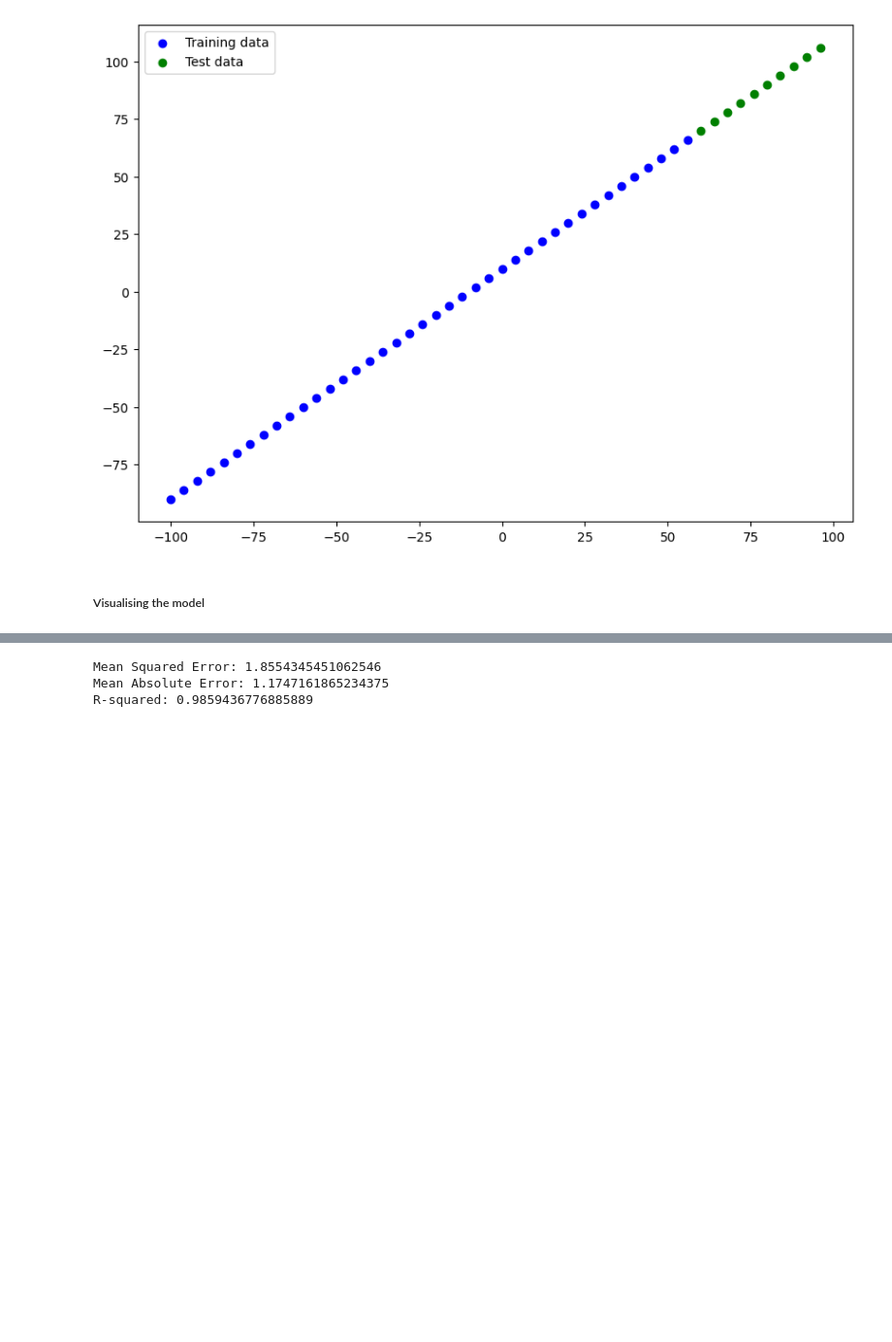
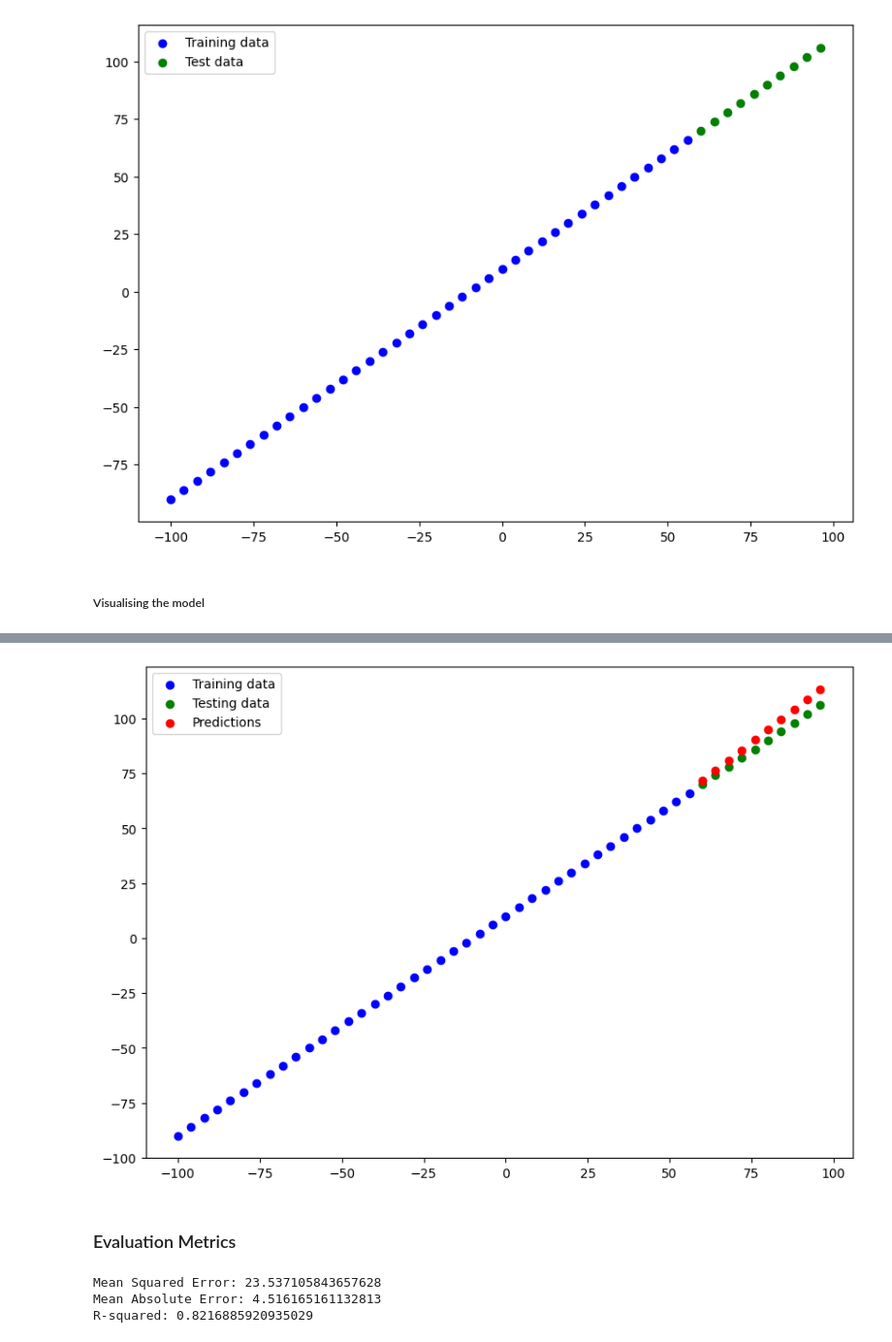
Before and after one commit to MerleSt/Learning_Deep_Learning, a Jupyter notebook: Notebooks/01_neural_network_regression_with_tensorflow.ipynb, the cells around one changed output, grey strips where cells are left out. Shown: that part at 97% size. Drawn from its saved outputs; the diff is of its cells as text; code cells hidden in the pictures; blank space fills up the shorter version.

```diff
--- a/Notebooks/01_neural_network_regression_with_tensorflow.ipynb
+++ b/Notebooks/01_neural_network_regression_with_tensorflow.ipynb
@@ -178,4 +187,4 @@ plot_model(model=model)
 # %%
-model.fit(tf.expand_dims(X_train, axis=-1), y_train, epochs = 100, verbose = 2)
+model.fit(tf.expand_dims(X_train, axis=-1), y_train, epochs = 100)
 # %% [output]
 Epoch 1/100
@@ -201,3 +210,3 @@ Epoch 100/100
 # %%
-predictions = model.predict(tf.expand_dims(X_test, axis=-1))
+y_pred = model.predict(tf.expand_dims(X_test, axis=-1))
 # %% [output]
@@ -205,3 +216,31 @@ predictions = model.predict(tf.expand_dims(X_test, axis=-1))
+# %%
+# Plot predictions against the true values
+def plot_predictions(train_data = X_train,
+                     train_labels = y_train,
+                     test_data = X_test,
+                     test_labels = y_test,
+                     predictions = y_pred):
+    """
+    Plots training data, test data and compares predictions to ground truth labels
+    :param train_data:
+    :param train_labels:
+    :param test_data:
+    :param test_labels:
+    :param predictions:
+    :return:
+    """
+    plt.figure(figsize=(10,7))
+    plt.scatter(train_data, train_labels, c='b', label='Training data')
+    plt.scatter(test_data, test_labels, c='g', label='Testing data')
+    # Plot models predictions in red
+    plt.scatter(test_data, predictions, c='r', label='Predictions')
+    plt.legend();
+# %%
+plot_predictions()
+# %% [output]
+[figure, added]
+# %% [markdown]
+### Evaluation Metrics
 # %%
 from sklearn.metrics import mean_squared_error, mean_absolute_error, r2_score
 
@@ -209,14 +248,14 @@ from sklearn.metrics import mean_squared_error, mean_absolute_error, r2_score
 y_test_np = y_test.numpy()
 
 # Calculate MSE, MAE, and R-squared
-mse = mean_squared_error(y_test_np, predictions)
-mae = mean_absolute_error(y_test_np, predictions)
-r2 = r2_score(y_test_np, predictions)
+mse = mean_squared_error(y_test_np, y_pred)
+mae = mean_absolute_error(y_test_np, y_pred)
+r2 = r2_score(y_test_np, y_pred)
 
 print("Mean Squared Error:", mse)
 print("Mean Absolute Error:", mae)
 print("R-squared:", r2)
 # %% [output]
-Mean Squared Error: 1.8554345451062546
-Mean Absolute Error: 1.1747161865234375
-R-squared: 0.9859436776885889
+Mean Squared Error: 23.537105843657628
+Mean Absolute Error: 4.516165161132813
+R-squared: 0.8216885920935029
```
Also changed, not shown: parts of 12 cells of this notebook, 1 other file.
